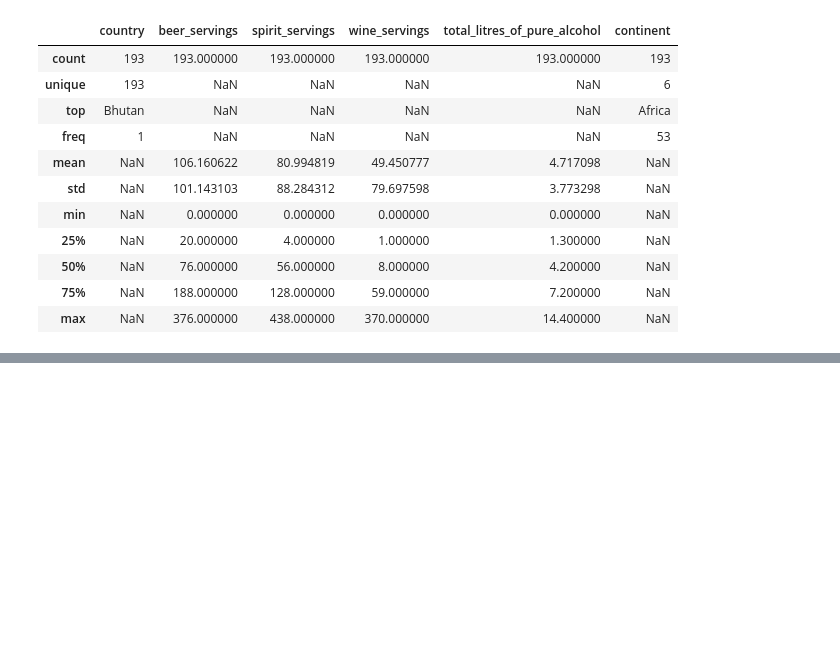
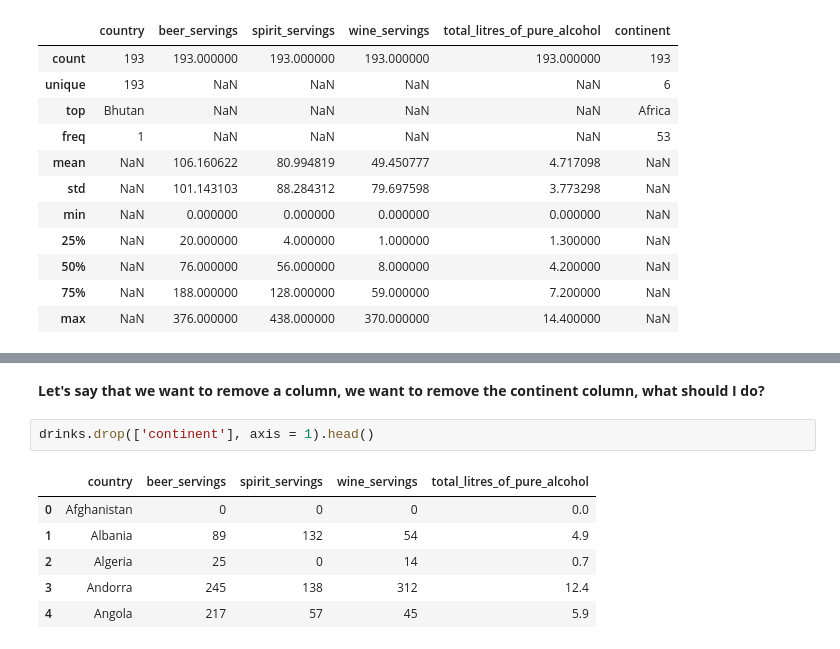
Before and after one commit to causapablo/Data-School, a Jupyter notebook: My practices on the course/Practicas Data School.ipynb, the cells around one changed output, grey strips where cells are left out. Drawn from its saved outputs; the diff is of its cells as text; blank space fills up the shorter version.

```diff
--- a/My practices on the course/Practicas Data School.ipynb
+++ b/My practices on the course/Practicas Data School.ipynb
@@ -544,0 +560,11 @@ drinks.describe(include = 'all')
+# %% [markdown]
+**Let's say that we want to remove a column, we want to remove the continent column, what should I do?**
+# %%
+drinks.drop(['continent'], axis = 1).head()
+# %% [output]
+|  | country | beer_servings | spirit_servings | wine_servings | total_litres_of_pure_alcohol |
+| 0 | Afghanistan | 0 | 0 | 0 | 0.0 |
+| 1 | Albania | 89 | 132 | 54 | 4.9 |
+| 2 | Algeria | 25 | 0 | 14 | 0.7 |
+| 3 | Andorra | 245 | 138 | 312 | 12.4 |
+| 4 | Angola | 217 | 57 | 45 | 5.9 |
```
Also changed, not shown: parts of 38 cells of this notebook.
